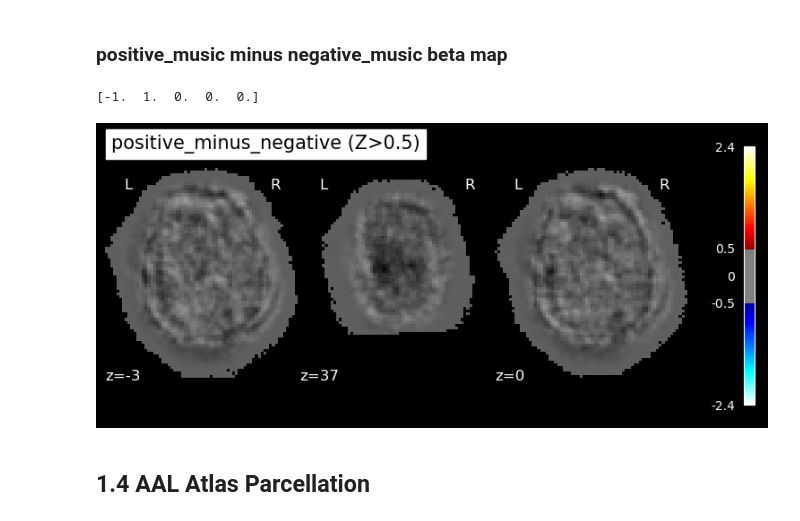
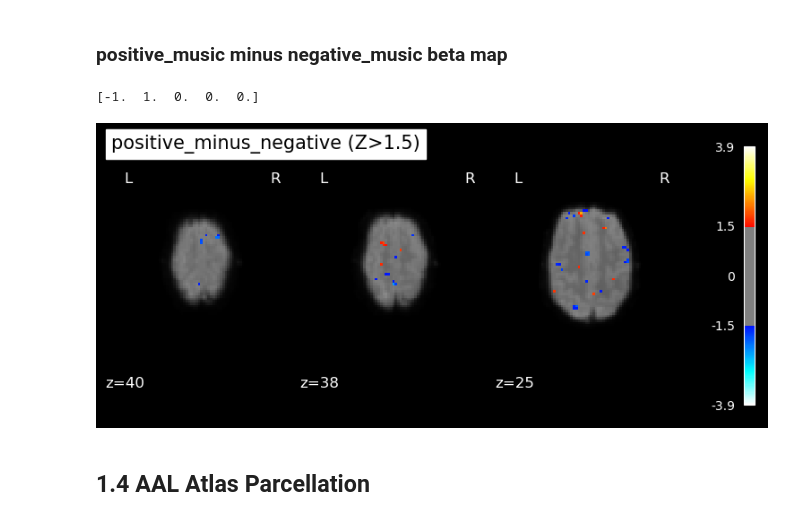
Before and after one commit to Ayphoss/NX-422, a Jupyter notebook: Miniproject-1.ipynb, the cells around one changed output. Saved outputs shown, nothing was run; the diff lists cells and outputs as text; code cells hidden in the pictures.

```diff
--- a/Miniproject-1.ipynb
+++ b/Miniproject-1.ipynb
@@ -287,12 +287,8 @@ for r in range(1,4):
     # Convert Nifti img to numpy array
     img_array = np.array(img.dataobj)
 
-    # Calculate mean and std
-    img_mean = np.mean(img_array, axis=-1, keepdims=True)
-    img_std = np.std(img_array, axis=-1, keepdims=True)
-
     # Calculate Z-score using mean and std
-    inm_img = nib.Nifti1Image(((img_array - img_mean) / np.where(img_std == 0, 1e-10, img_std)), img.affine, img.header)
+    inm_img = nib.Nifti1Image(((img_array - np.mean(img_array, keepdims=True)) / np.std(img_array, keepdims=True)), img.affine, img.header)
 
     # Save as a Nifti file
     nib.save(inm_img, standardized_path)
@@ -493,7 +495,7 @@ fmri_glm = FirstLevelModel(t_r=3, # from the task-music_bold.json file on the op
 # Fit the model to our design and data
 
 ##Check this is correct
-fmri_glm = fmri_glm.fit(op.join(preproc_root, "sub-{}".format(subject_id), "func", "sub-{}_task-music_run_moco.nii.gz".format(subject_id)), events_tot)
+fmri_glm = fmri_glm.fit(op.join('{}_smoothed-6mm.nii.gz'.format(op.join(preproc_root, "sub-{}".format(subject_id), "func", "sub-{}_task-music_run_moco".format(subject_id)))), events_tot)
 ##
 # %%
 import matplotlib.pyplot as plt
@@ -511,7 +513,7 @@ plt.show()
 #negative_music_regressor = np.array(
 
 df = fmri_glm.design_matrices_[0]
-vectors = {}
+contrast_vectors = {}
 
 # Loop through each column in the DataFrame
 for column_index, column_name in enumerate(df.columns):
@@ -591,33 +598,33 @@ plt.show()
 # %%
 positive_minus_negative = contrast_vectors['positive_music']-contrast_vectors['negative_music']
 print(positive_minus_negative)
 
 # Obtain z-score map
 import nibabel as nib
 regressor_of_interest = 'positive_minus_negative'
 file_name = ''.join(['z_map_', regressor_of_interest, '_uncorrected.nii.gz'])
 
 z_map = fmri_glm.compute_contrast(positive_minus_negative,
                                   output_type='z_score')
 nib.save(z_map, file_name)
 
 ## Visualize beta map
 from nilearn.plotting import plot_stat_map
 from nilearn.image import mean_img
-threshold_val = 0.5
+threshold_val = 1.5
 
 plot_title = ''.join([regressor_of_interest, ' (Z>', str(threshold_val),')'])
 #file = op.join(preproc_root, "sub-{}".format(subject_id), "func", "sub-{}_task-music_run_moco_smoothed-6mm.nii.gz".format(subject_id))
 #fmr_img = nib.load(file)
 fmri_img = op.join(preproc_root, "sub-{}".format(subject_id), "func", "sub-{}_task-music_run_moco_smoothed-6mm.nii.gz".format(subject_id))
 mean_img_ = mean_img(fmri_img),
 plot_stat_map(z_map, bg_img=mean_img_[0], threshold=threshold_val,
-              display_mode='z', cut_coords=[-3,37,0], black_bg=True,
+              display_mode='z', cut_coords=[40,38,25], black_bg=True,
               title=plot_title)
 plt.show()
 # %% [output]
 [-1.  1.  0.  0.  0.]
-[figure, old version]
+[figure, new version]
 # %% [markdown]
 ## 1.4 AAL Atlas Parcellation
 # %%
```
Also changed, not shown: parts of 8 cells of this notebook, 3 other files.
